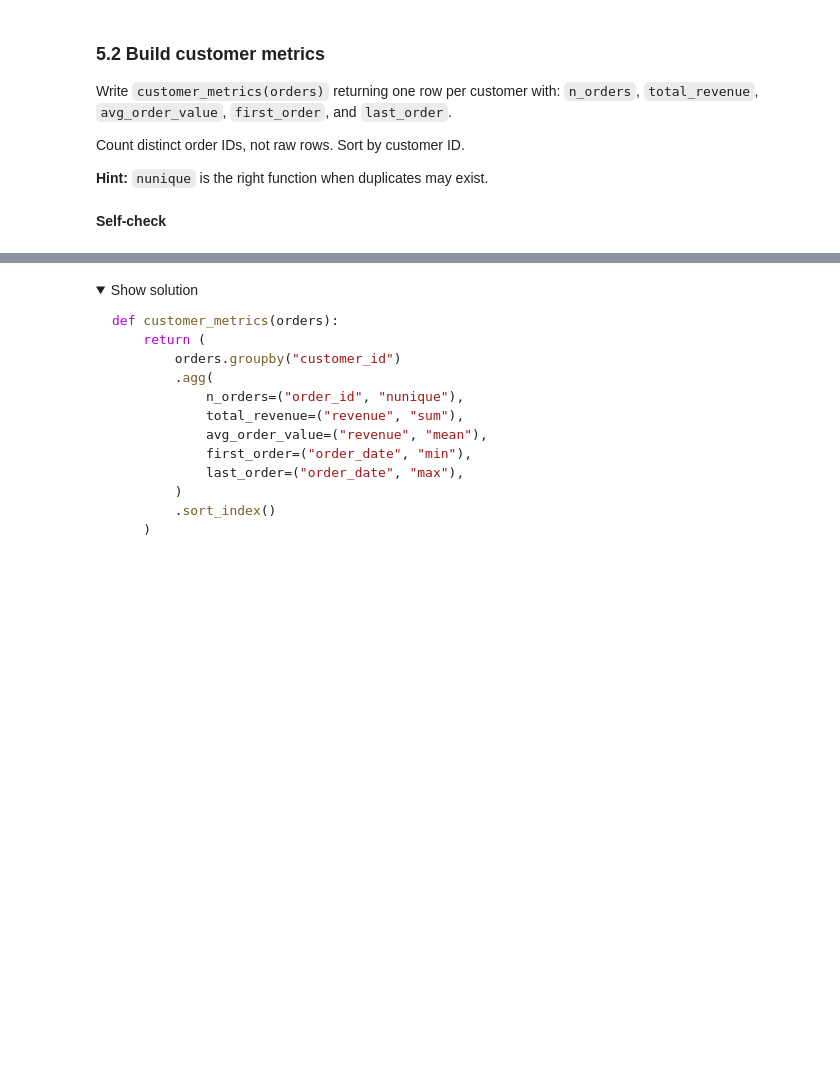
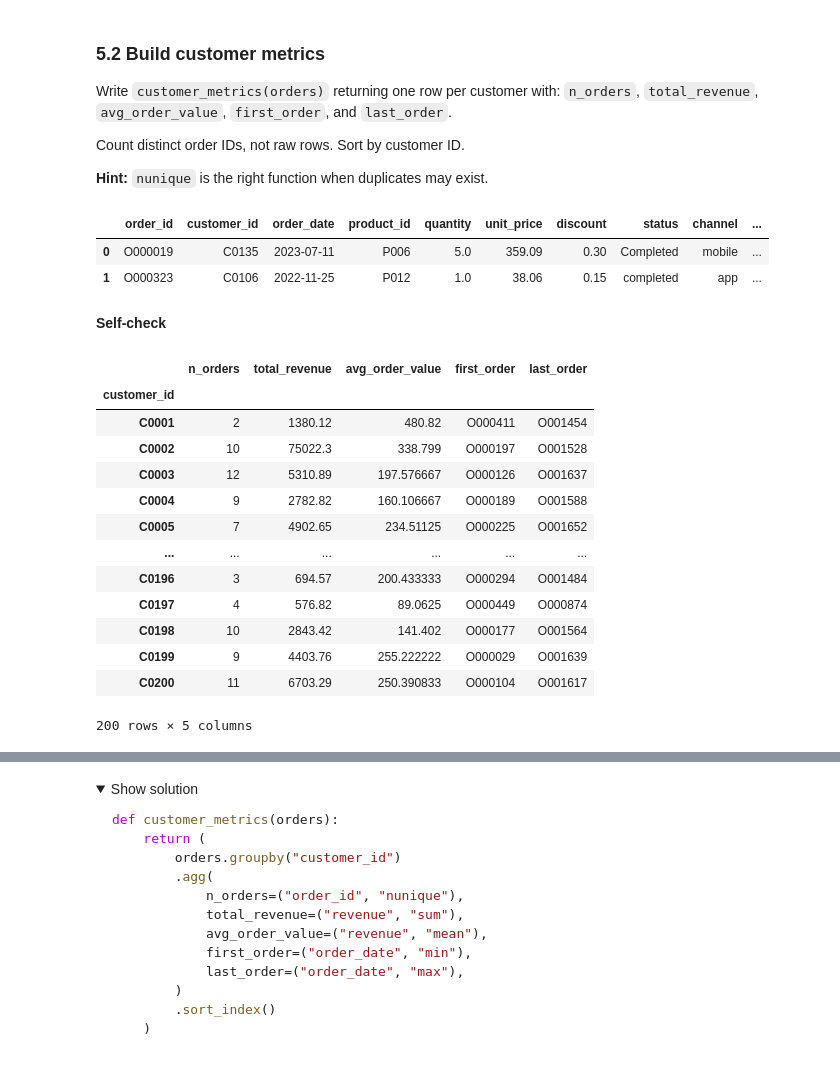
Before and after one commit to JBregunci/interview_projects, a Jupyter notebook: pandas_workout/pandas_workout_solutions.ipynb, the cells around one changed output, grey strips where cells are left out. Drawn from its saved outputs; the diff is of its cells as text; code cells hidden in the pictures; folded sections open; blank space fills up the shorter version.

```diff
--- a/pandas_workout/pandas_workout_solutions.ipynb
+++ b/pandas_workout/pandas_workout_solutions.ipynb
@@ -446,7 +430,8 @@ Apply it to `ORDERS["unit_price"]`.
 **Hint:** `Series.str.replace(..., regex=False)` is safer when replacing literal `$` and `,`.
 # %%
 def parse_currency(series):
-    ...
+    series = series.str.replace("$", "", regex=False).str.replace(",", "", regex=False).str.replace("USD", "", regex=False).str.strip()
+    return pd.to_numeric(series, errors="coerce").astype("Float64")
 # %% [markdown]
 **Self-check**
 # %%
@@ -991,7 +1074,23 @@ parsed float. Reset both indexes.
 **Hint:** Build one boolean mask, then use it and its negation to partition the rows.
 # %%
 def split_valid_orders(df, customers, products):
-    ...
+    dates = pd.to_datetime(df["order_date"], format="mixed", errors="coerce")
+    prices = parse_currency(df["unit_price"])
+    mask = (
+        dates.notna()
+        & df["customer_id"].isin(customers["customer_id"])
+        & df["product_id"].isin(products["product_id"])
+        & df["quantity"].gt(0)
+        & prices.notna()
+        & df["discount"].between(0, 0.5)
+    )
+    valid = (
+        df.loc[mask]
+        .assign(order_date=dates[mask], unit_price=prices[mask])
+        .reset_index(drop=True)
+    )
+    invalid = df.loc[~mask].reset_index(drop=True)
+    return valid, invalid
 # %% [markdown]
 **Self-check**
 # %%
@@ -1052,7 +1151,10 @@ Assume `unit_price` is already numeric. Leave the input unchanged.
 **Hint:** `df.assign(name=expression)` returns a new frame; no assignment or `inplace` needed.
 # %%
 def add_revenue(df):
-    ...
+    return (df
+        .assign(revenue = lambda x : x.quantity * x.unit_price * (1- x.discount))
+        .assign(revenue = lambda  x : np.round(x.revenue,2 ))
+    )
 # %% [markdown]
 **Self-check**
 # %%
@@ -1392,7 +1535,21 @@ Normalize the raw status labels first. Sort the index.
 **Hint:** Named aggregation uses `output_name=("column", "function")` pairs.
 # %%
 def order_summary(orders):
-    ...
+    status = (
+        orders["status"].astype("string").str.strip().str.lower()
+        .replace({"complete": "completed", "canceled": "cancelled"})
+    )
+    return (orders
+        .assign(status = status)
+        .groupby(status)
+        .agg(
+            orders = ("order_id", "size"),
+            customers = ("customer_id", "nunique"),
+            units = ("quantity", "sum"),
+            revenue = ("revenue", "sum")
+        )
+        .sort_index()
+    )
 # %% [markdown]
 **Self-check**
 # %%
@@ -1438,5 +1597,11 @@ Write `customer_metrics(orders)` returning one row per customer with:
 Count distinct order IDs, not raw rows. Sort by customer ID.
 
 **Hint:** `nunique` is the right function when duplicates may exist.
+# %%
+base.head(2)
+# %% [output]
+|  | order_id | customer_id | order_date | product_id | quantity | unit_price | discount | status | channel | ... |
+| 0 | O000019 | C0135 | 2023-07-11 | P006 | 5.0 | 359.09 | 0.30 | Completed | mobile | ... |
+| 1 | O000323 | C0106 | 2022-11-25 | P012 | 1.0 | 38.06 | 0.15 | completed | app | ... |
 # %%
 def customer_metrics(orders):
@@ -1444,5 +1619,22 @@ def customer_metrics(orders):
 # %% [markdown]
 **Self-check**
+# %%
+out
+# %% [output]
+|  | n_orders | total_revenue | avg_order_value | first_order | last_order |
+| customer_id |  |  |  |  |  |
+| C0001 | 2 | 1380.12 | 480.82 | O000411 | O001454 |
+| C0002 | 10 | 75022.3 | 338.799 | O000197 | O001528 |
+| C0003 | 12 | 5310.89 | 197.576667 | O000126 | O001637 |
+| C0004 | 9 | 2782.82 | 160.106667 | O000189 | O001588 |
+| C0005 | 7 | 4902.65 | 234.51125 | O000225 | O001652 |
+| ... | ... | ... | ... | ... | ... |
+| C0196 | 3 | 694.57 | 200.433333 | O000294 | O001484 |
+| C0197 | 4 | 576.82 | 89.0625 | O000449 | O000874 |
+| C0198 | 10 | 2843.42 | 141.402 | O000177 | O001564 |
+| C0199 | 9 | 4403.76 | 255.222222 | O000029 | O001639 |
+| C0200 | 11 | 6703.29 | 250.390833 | O000104 | O001617 |
+200 rows × 5 columns
 # %%
 base = split_valid_orders(ORDERS, CUSTOMERS, PRODUCTS)[0].pipe(add_revenue)
 out = customer_metrics(base)
```
Also changed, not shown: parts of 53 cells of this notebook, 4 other files.
